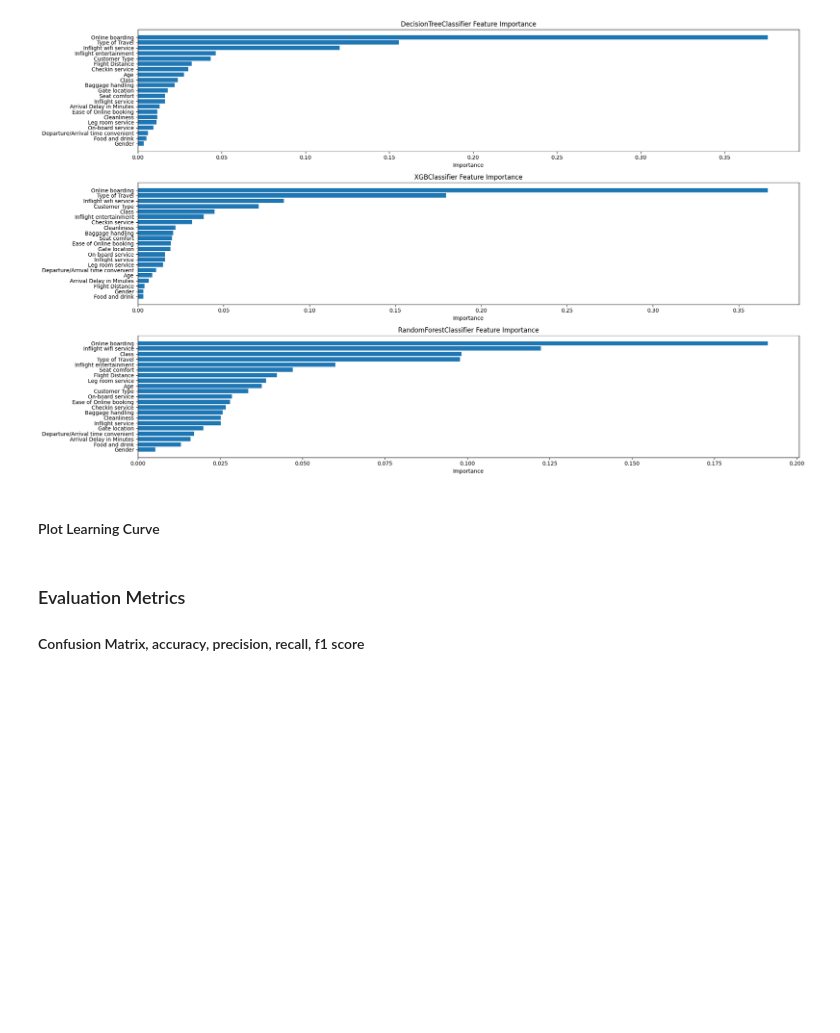
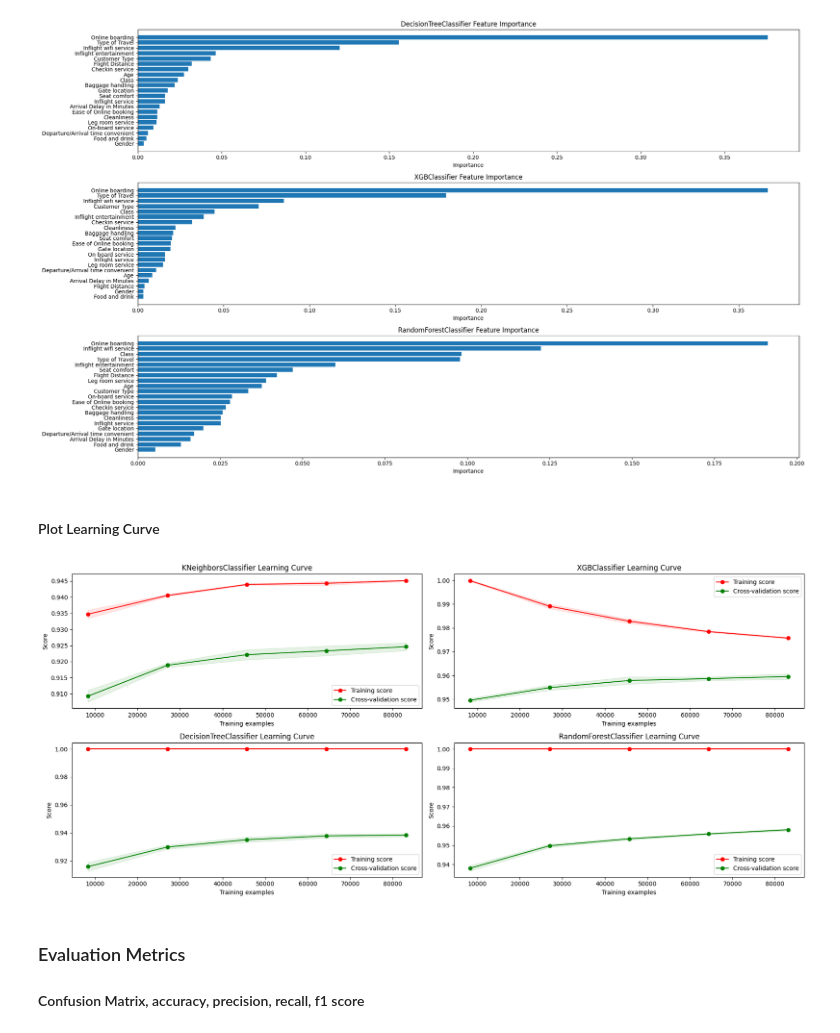
Before and after one commit to rubaawad/airlines-_customer_satisfaction, a Jupyter notebook: src/components/notebook/data/MODEL TRAINING.ipynb, the cells around one changed output. Cells and saved outputs as stored; diff of their text form; code cells hidden in the pictures; blank space fills up the shorter version.

```diff
--- a/src/components/notebook/data/MODEL TRAINING.ipynb
+++ b/src/components/notebook/data/MODEL TRAINING.ipynb
@@ -488,23 +488,25 @@ def plot_learning_curve(estimator, title, X_train, y_train, cv=None, n_jobs=-1,
     # Add legend to the plot
     ax.legend(loc="best")
 # %%
-# # Define the layout of the grid
-# num_rows = 2
-# num_cols = 2
-# fig, axes = plt.subplots(num_rows, num_cols, figsize=(18, 8))
+# Define the layout of the grid
+num_rows = 2
+num_cols = 2
+fig, axes = plt.subplots(num_rows, num_cols, figsize=(18, 8))
 
-# # Flatten the axes array to iterate over subplots
-# axes = axes.flatten()
+# Flatten the axes array to iterate over subplots
+axes = axes.flatten()
 
-# for i, model in enumerate(models):
-#     plot_learning_curve(model, f"{model.__class__.__name__} Learning Curve", X_train, y_train, cv=5, ax=axes[i])
+for i, model in enumerate(models):
+    plot_learning_curve(model, f"{model.__class__.__name__} Learning Curve", X_train, y_train, cv=5, ax=axes[i])
 
-#     # Set title for each subplot
-#     axes[i].set_title(f"{model.__class__.__name__} Learning Curve")
+    # Set title for each subplot
+    axes[i].set_title(f"{model.__class__.__name__} Learning Curve")
 
-# # Adjust layout to prevent overlapping
-# plt.tight_layout()
-# plt.show()
+# Adjust layout to prevent overlapping
+plt.tight_layout()
+plt.show()
+# %% [output]
+[figure, added]
 # %% [markdown]
 ### Evaluation Metrics
 #### Confusion Matrix, accuracy, precision, recall, f1 score
```
Also changed, not shown: parts of 3 cells of this notebook.
